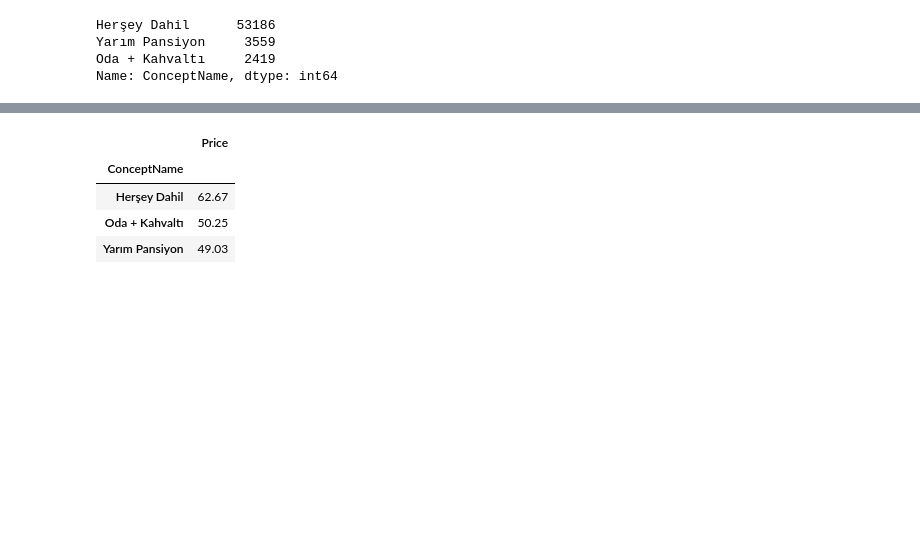
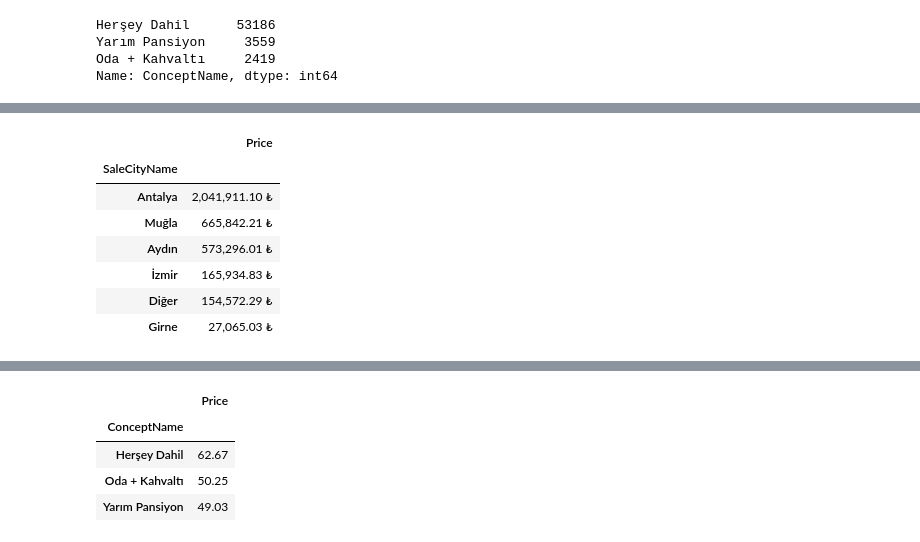
Before and after one commit to onurcakili/dataScienceRepository, a Jupyter notebook: 01_Data_Science_Projects/02_Revenue_Prediction_Segmentation.ipynb, the cells around one changed output, grey strips where cells are left out. Drawn from its saved outputs; the diff is of its cells as text; code cells hidden in the pictures; blank space fills up the shorter version.

```diff
--- a/01_Data_Science_Projects/02_Revenue_Prediction_Segmentation.ipynb
+++ b/01_Data_Science_Projects/02_Revenue_Prediction_Segmentation.ipynb
@@ -105 +107,16 @@ df.groupby("SaleCityName").agg({"Price":"sum"})
+# %%
+df_grouped = df.groupby("SaleCityName").agg({"Price": "sum"}).sort_values(by="Price", ascending=False)
+
+df_grouped["Price"] = df_grouped["Price"].apply(lambda x: f"{x : ,.2f} ₺")
+
+df_grouped
+# %% [output]
+|  | Price |
+| SaleCityName |  |
+| Antalya | 2,041,911.10 ₺ |
+| Muğla | 665,842.21 ₺ |
+| Aydın | 573,296.01 ₺ |
+| İzmir | 165,934.83 ₺ |
+| Diğer | 154,572.29 ₺ |
+| Girne | 27,065.03 ₺ |
 # %%
```
Also changed, not shown: parts of 11 cells of this notebook, 3 other files.
